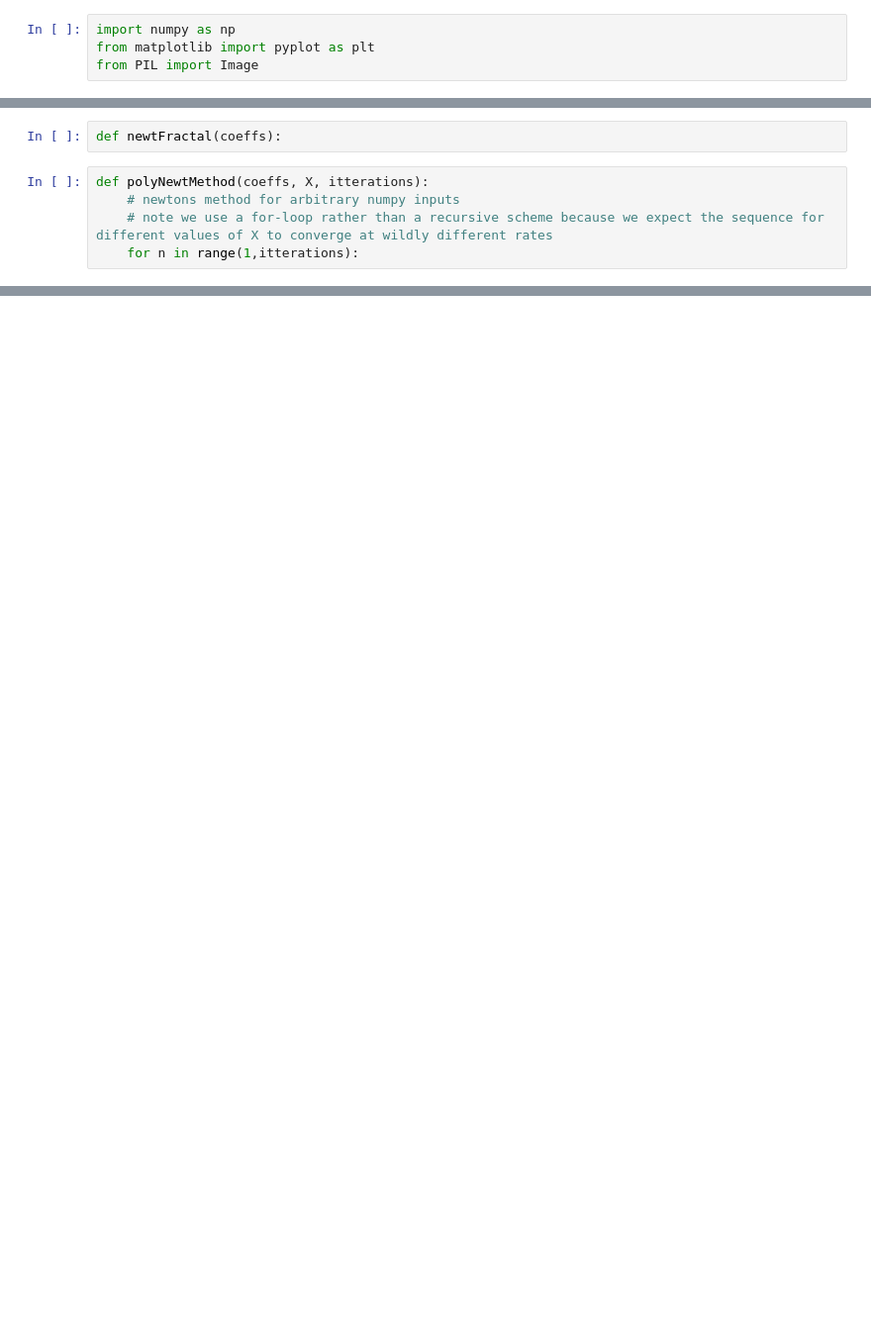
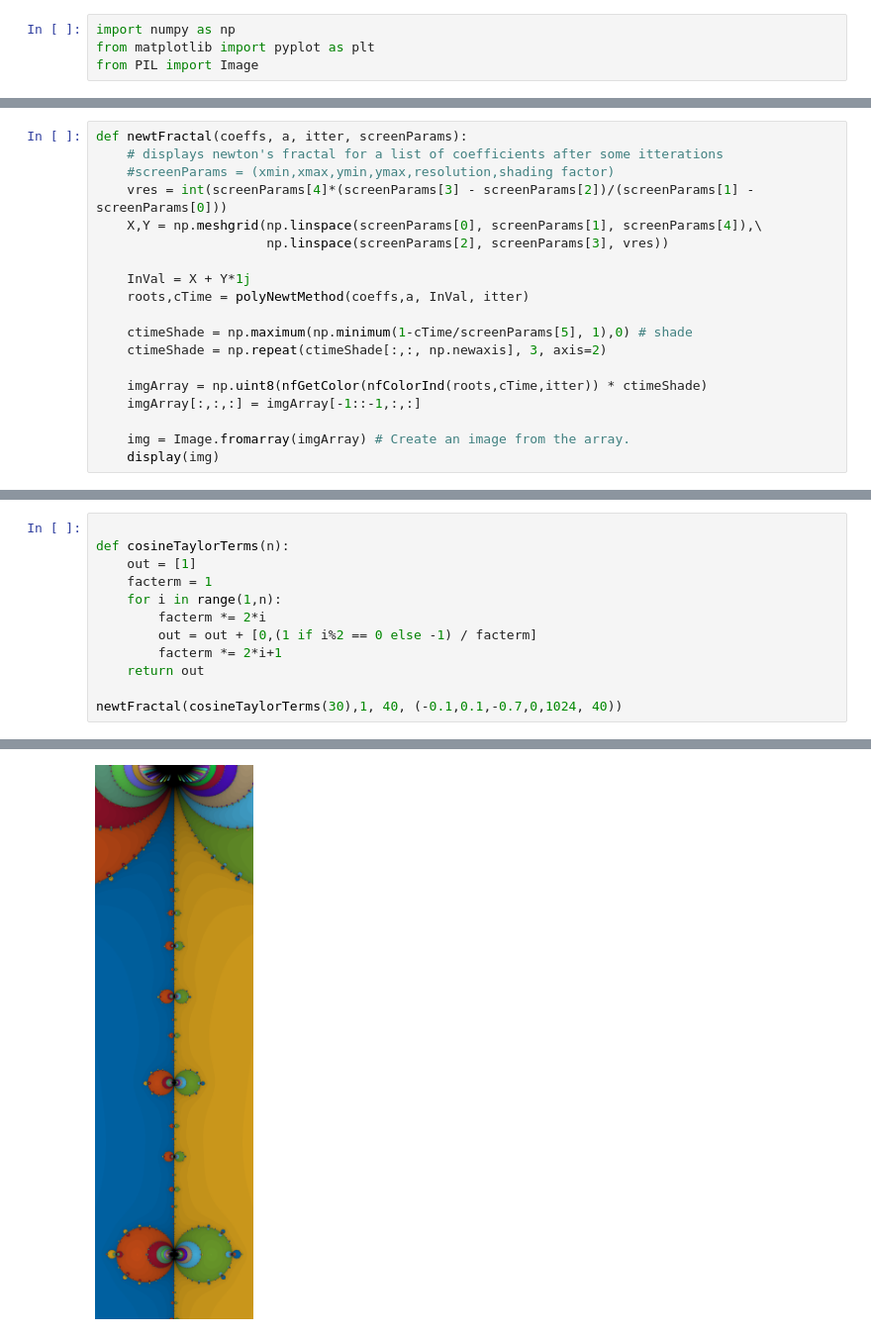
Before and after one commit to tboyea/2023-Math-152, a Jupyter notebook: Exploration_Project_2.ipynb, the cells around one changed output, grey strips where cells are left out. Shown at 99% size. Drawn from its saved outputs; the diff is of its cells as text; blank space fills up the shorter version.

```diff
--- a/Exploration_Project_2.ipynb
+++ b/Exploration_Project_2.ipynb
@@ -79,7 +88,0 @@ print(polyToString(polyDeriv([0,1,2,3])))
-# %%
-def newtFractal(coeffs):
-# %%
-def polyNewtMethod(coeffs, X, itterations):
-    # newtons method for arbitrary numpy inputs
-    # note we use a for-loop rather than a recursive scheme because we expect the sequence for different values of X to converge at wildly different rates
-    for n in range(1,itterations):
@@ -85,0 +134,19 @@ def polyNewtMethod(coeffs, X, itterations):
+# %%
+def newtFractal(coeffs, a, itter, screenParams):
+    # displays newton's fractal for a list of coefficients after some itterations
+    #screenParams = (xmin,xmax,ymin,ymax,resolution,shading factor)
+    vres = int(screenParams[4]*(screenParams[3] - screenParams[2])/(screenParams[1] - screenParams[0]))
+    X,Y = np.meshgrid(np.linspace(screenParams[0], screenParams[1], screenParams[4]),\
+                      np.linspace(screenParams[2], screenParams[3], vres))
+
+    InVal = X + Y*1j
+    roots,cTime = polyNewtMethod(coeffs,a, InVal, itter)
+
+    ctimeShade = np.maximum(np.minimum(1-cTime/screenParams[5], 1),0) # shade
+    ctimeShade = np.repeat(ctimeShade[:,:, np.newaxis], 3, axis=2)
+
+    imgArray = np.uint8(nfGetColor(nfColorInd(roots,cTime,itter)) * ctimeShade)
+    imgArray[:,:,:] = imgArray[-1::-1,:,:]
+
+    img = Image.fromarray(imgArray) # Create an image from the array.
+    display(img)
@@ -85,0 +180,13 @@ def polyNewtMethod(coeffs, X, itterations):
+# %%
+
+def cosineTaylorTerms(n):
+    out = [1]
+    facterm = 1
+    for i in range(1,n):
+        facterm *= 2*i
+        out = out + [0,(1 if i%2 == 0 else -1) / facterm]
+        facterm *= 2*i+1
+    return out
+
+newtFractal(cosineTaylorTerms(30),1, 40, (-0.1,0.1,-0.7,0,1024, 40))
+# %% [output]
@@ -85,0 +201 @@ def polyNewtMethod(coeffs, X, itterations):
+[figure, added]
```
Also changed, not shown: parts of 23 cells of this notebook.
